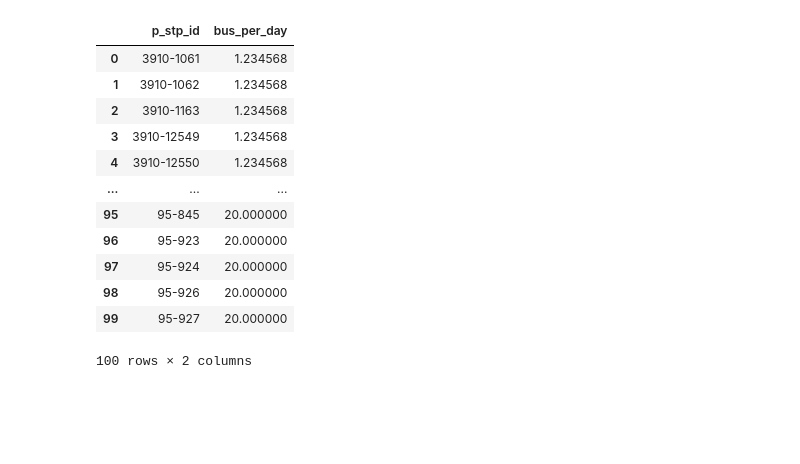
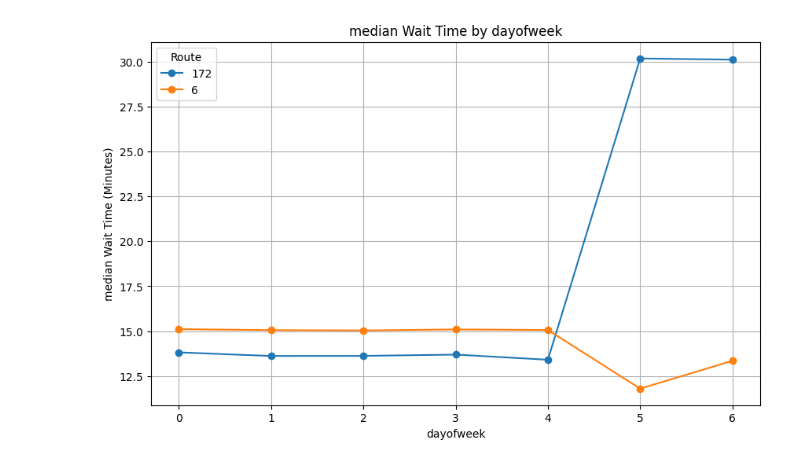
Before and after one commit to mansueto-institute/cta-stop-watch, a Jupyter notebook: cta-stop-watch/analysis/metrics.ipynb, the cells around one changed output. Saved outputs shown, nothing was run; the diff lists cells and outputs as text; code cells hidden in the pictures; blank space fills up the shorter version.

Commit message:
wait time updates

```diff
--- a/cta-stop-watch/analysis/metrics.ipynb
+++ b/cta-stop-watch/analysis/metrics.ipynb
@@ -24,18 +9,0 @@ sample.head()
-# %%
-sample['bus_stop_date'] = pd.to_datetime(sample['bus_stop_time'].dt.date)
-grouping = sample.groupby(['p_stp_id', 'bus_stop_date']).size().reset_index(name = 'count')
-grouping.groupby('p_stp_id')['count'].mean().reset_index(name = 'bus_per_day').head(100)
-# %% [output]
-|  | p_stp_id | bus_per_day |
-| 0 | 3910-1061 | 1.234568 |
-| 1 | 3910-1062 | 1.234568 |
-| 2 | 3910-1163 | 1.234568 |
-| 3 | 3910-12549 | 1.234568 |
-| 4 | 3910-12550 | 1.234568 |
-| ... | ... | ... |
-| 95 | 95-845 | 20.000000 |
-| 96 | 95-923 | 20.000000 |
-| 97 | 95-924 | 20.000000 |
-| 98 | 95-926 | 20.000000 |
-| 99 | 95-927 | 20.000000 |
-100 rows × 2 columns
@@ -64,0 +92,27 @@ def buses_per_stop():
+# %%
+def chart_wait_times(grouped_df: pd.DataFrame,type:str):
+    rts = grouped_df['rt'].unique()
+    grouping = test.columns[1]
+
+    plt.figure(figsize=(10, 6))
+
+    # Plot a line for each month
+    for rt in rts:
+        subset = grouped_df[grouped_df['rt'] == rt]
+        plt.plot(subset[grouping], subset[type], marker='o', label=rt)
+        if type == 'mean':
+            plt.fill_between(subset[grouping], subset['ci95_hi'], subset['ci95_low'], alpha=0.2)
+
+    plt.xlabel(f"{grouping}")
+    plt.ylabel(f'{type} Wait Time (Minutes)')
+    plt.title(f'{type} Wait Time by {grouping}')
+    # plt.ylim(0, 60)
+    plt.legend(title='Route')
+    plt.grid(True)
+    plt.show()
+# %%
+test = calculate_wait_times(['172','6'], 'dayofweek')
+# %%
+chart_wait_times(test,'median')
+# %% [output]
+[figure, added]
```
Also changed, not shown: parts of 5 cells of this notebook, 8 other files.
